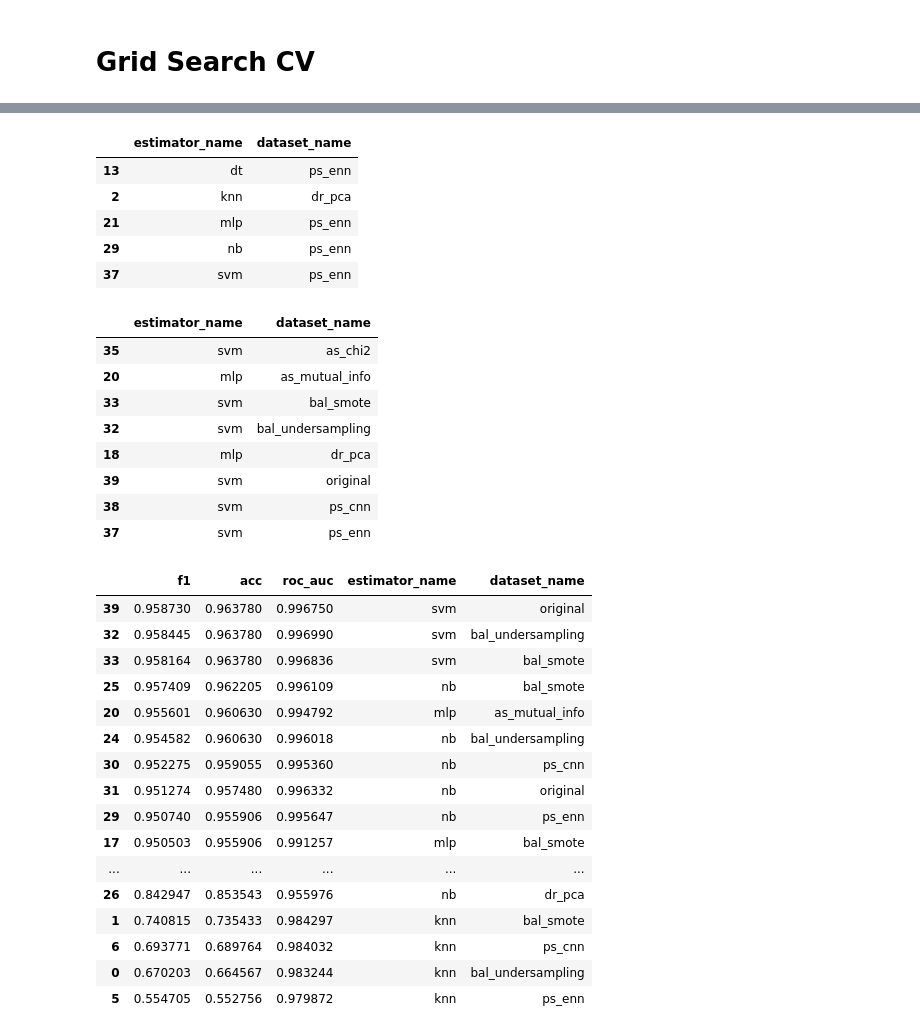
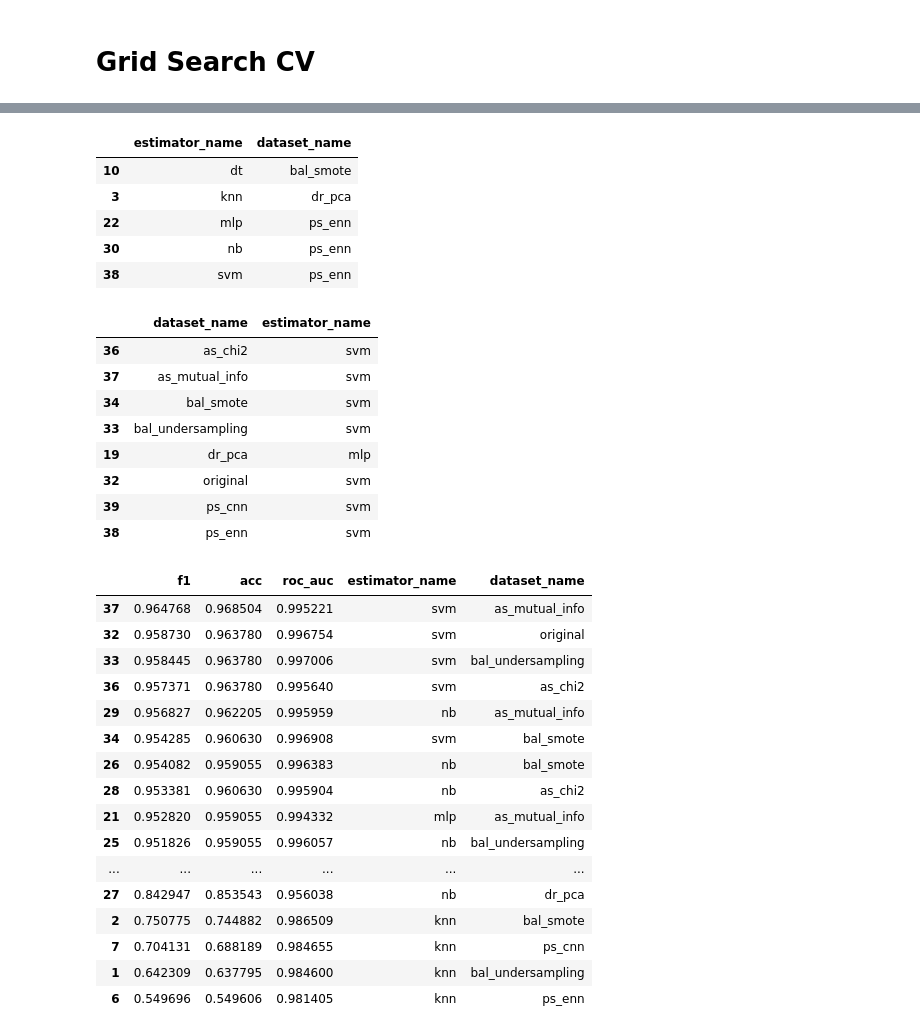
Before and after one commit to cafcaio/pes_proj_ml_1, a Jupyter notebook: splice_analysis_2.ipynb, the cells around one changed output, grey strips where cells are left out. Cells and saved outputs as stored; diff of their text form; code cells hidden in the pictures.

```diff
--- a/splice_analysis_2.ipynb
+++ b/splice_analysis_2.ipynb
@@ -219,7 +215,7 @@ Usaremos os métodos de seleção de atributos Chi-Squared e Mutual Information
 from sklearn.feature_selection import SelectKBest
 from sklearn.feature_selection import chi2
 
-def as_chi2(X_train, X_test, y_train, y_test, k=40, return_model=False):
+def as_chi2(X_train, X_test, y_train, y_test, k=150, return_model=False):
 
     fs = SelectKBest(score_func=chi2, k=k)
     fs.fit(X_train, y_train)
@@ -237,7 +233,7 @@ def as_chi2(X_train, X_test, y_train, y_test, k=40, return_model=False):
 from sklearn.feature_selection import SelectKBest
 from sklearn.feature_selection import mutual_info_classif
 
-def as_mutual_info(X_train, X_test, y_train, y_test, k=40, return_model=False):
+def as_mutual_info(X_train, X_test, y_train, y_test, k=150, return_model=False):
 
     fs = SelectKBest(score_func=mutual_info_classif, k=k)
     fs.fit(X_train, y_train)
@@ -470,7 +466,7 @@ param_grid = {
 
     'mlp': {
         'activation': ['logistic'],
-        'batch_size': 32,
+        'batch_size': [32],
         'hidden_layer_sizes': [8],
         'learning_rate_init': [0.0001]
     },
@@ -560,7 +556,7 @@ for (est_name, est_est), (ds_name, ds_data) in product(estimators.items(), pp_da
                         scoring = metrics,
                         cv = cv,
                         verbose=2,
-                        n_jobs=1,
+                        n_jobs=-1,
                         refit="F1-Score")
 
     grid.fit(X_train_, y_train_)
@@ -652,47 +681,47 @@ idx = train_metrics_df.groupby('estimator_name')['mean_test_F1-Score'].idxmax()
 train_metrics_df.iloc[idx, -2:]
 # %% [output]
 |  | estimator_name | dataset_name |
-| 13 | dt | ps_enn |
-| 2 | knn | dr_pca |
-| 21 | mlp | ps_enn |
-| 29 | nb | ps_enn |
-| 37 | svm | ps_enn |
+| 10 | dt | bal_smote |
+| 3 | knn | dr_pca |
+| 22 | mlp | ps_enn |
+| 30 | nb | ps_enn |
+| 38 | svm | ps_enn |
 # %%
 #melhor estimador para cada dataset (f1-score para o conjunto de treino)
 idx = train_metrics_df.groupby('dataset_name')['mean_test_F1-Score'].idxmax()
-train_metrics_df.iloc[idx, -2:]
+train_metrics_df.iloc[idx, -2:].iloc[:, [1,0]]
 # %% [output]
-|  | estimator_name | dataset_name |
-| 35 | svm | as_chi2 |
-| 20 | mlp | as_mutual_info |
-| 33 | svm | bal_smote |
-| 32 | svm | bal_undersampling |
-| 18 | mlp | dr_pca |
-| 39 | svm | original |
-| 38 | svm | ps_cnn |
-| 37 | svm | ps_enn |
+|  | dataset_name | estimator_name |
+| 36 | as_chi2 | svm |
+| 37 | as_mutual_info | svm |
+| 34 | bal_smote | svm |
+| 33 | bal_undersampling | svm |
+| 19 | dr_pca | mlp |
+| 32 | original | svm |
+| 39 | ps_cnn | svm |
+| 38 | ps_enn | svm |
 # %%
 #todas as métricas de teste
 test_metrics_df = generate_test_metrics(results_test, est_labels, dataset_labels)
 test_metrics_df.sort_values('f1', ascending=False)
 # %% [output]
 |  | f1 | acc | roc_auc | estimator_name | dataset_name |
-| 39 | 0.958730 | 0.963780 | 0.996750 | svm | original |
-| 32 | 0.958445 | 0.963780 | 0.996990 | svm | bal_undersampling |
-| 33 | 0.958164 | 0.963780 | 0.996836 | svm | bal_smote |
-| 25 | 0.957409 | 0.962205 | 0.996109 | nb | bal_smote |
-| 20 | 0.955601 | 0.960630 | 0.994792 | mlp | as_mutual_info |
-| 24 | 0.954582 | 0.960630 | 0.996018 | nb | bal_undersampling |
-| 30 | 0.952275 | 0.959055 | 0.995360 | nb | ps_cnn |
-| 31 | 0.951274 | 0.957480 | 0.996332 | nb | original |
-| 29 | 0.950740 | 0.955906 | 0.995647 | nb | ps_enn |
-| 17 | 0.950503 | 0.955906 | 0.991257 | mlp | bal_smote |
+| 37 | 0.964768 | 0.968504 | 0.995221 | svm | as_mutual_info |
+| 32 | 0.958730 | 0.963780 | 0.996754 | svm | original |
+| 33 | 0.958445 | 0.963780 | 0.997006 | svm | bal_undersampling |
+| 36 | 0.957371 | 0.963780 | 0.995640 | svm | as_chi2 |
+| 29 | 0.956827 | 0.962205 | 0.995959 | nb | as_mutual_info |
+| 34 | 0.954285 | 0.960630 | 0.996908 | svm | bal_smote |
+| 26 | 0.954082 | 0.959055 | 0.996383 | nb | bal_smote |
+| 28 | 0.953381 | 0.960630 | 0.995904 | nb | as_chi2 |
+| 21 | 0.952820 | 0.959055 | 0.994332 | mlp | as_mutual_info |
+| 25 | 0.951826 | 0.959055 | 0.996057 | nb | bal_undersampling |
 | ... | ... | ... | ... | ... | ... |
-| 26 | 0.842947 | 0.853543 | 0.955976 | nb | dr_pca |
-| 1 | 0.740815 | 0.735433 | 0.984297 | knn | bal_smote |
-| 6 | 0.693771 | 0.689764 | 0.984032 | knn | ps_cnn |
-| 0 | 0.670203 | 0.664567 | 0.983244 | knn | bal_undersampling |
-| 5 | 0.554705 | 0.552756 | 0.979872 | knn | ps_enn |
+| 27 | 0.842947 | 0.853543 | 0.956038 | nb | dr_pca |
+| 2 | 0.750775 | 0.744882 | 0.986509 | knn | bal_smote |
+| 7 | 0.704131 | 0.688189 | 0.984655 | knn | ps_cnn |
+| 1 | 0.642309 | 0.637795 | 0.984600 | knn | bal_undersampling |
+| 6 | 0.549696 | 0.549606 | 0.981405 | knn | ps_enn |
 # %%
 #TO DO: colocar marcadores diferentes para cada estimador
 #TO DO: colocar cores diferentes para cada dataset
```
Also changed, not shown: parts of 21 cells of this notebook.
